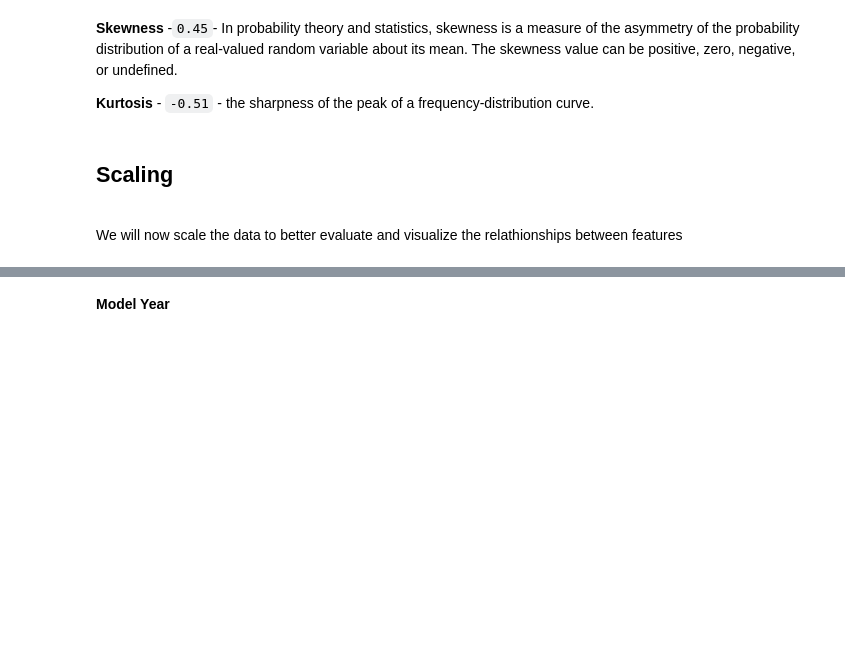
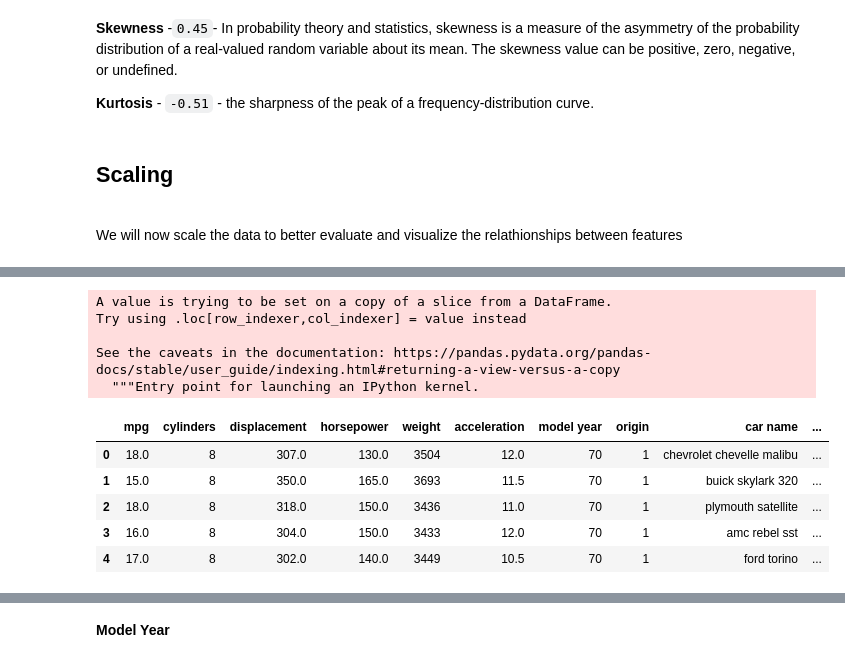
Before and after one commit to samgarcia3/Auto-MPG-Analysis, a Jupyter notebook: Auto_mpg.ipynb, the cells around one changed output, grey strips where cells are left out. Drawn from its saved outputs; the diff is of its cells as text; code cells hidden in the pictures; blank space fills up the shorter version.

```diff
--- a/Auto_mpg.ipynb
+++ b/Auto_mpg.ipynb
@@ -274,3 +274,21 @@ data_scale.head()
 | 2 | 0.239362 | 8 | 0.645995 | 0.565217 | 0.516870 | 0.178571 | 70 | 1 | plymouth satellite |
 | 3 | 0.186170 | 8 | 0.609819 | 0.565217 | 0.516019 | 0.238095 | 70 | 1 | amc rebel sst |
 | 4 | 0.212766 | 8 | 0.604651 | 0.510870 | 0.520556 | 0.148810 | 70 | 1 | ford torino |
+# %%
+clean_mpg['Country_code'] = clean_mpg['origin'].replace({1:'USA', 2:'Europe', 3:'Japan'})
+data_scale['Country_code'] = clean_mpg.origin.replace({1:'USA', 2:'Europe', 3:'Japan'})
+# %% [output]
+A value is trying to be set on a copy of a slice from a DataFrame.
+Try using .loc[row_indexer,col_indexer] = value instead
+
+See the caveats in the documentation: https://pandas.pydata.org/pandas-docs/stable/user_guide/indexing.html#returning-a-view-versus-a-copy
+  """Entry point for launching an IPython kernel.
+# %%
+clean_mpg.head()
+# %% [output]
+|  | mpg | cylinders | displacement | horsepower | weight | acceleration | model year | origin | car name | ... |
+| 0 | 18.0 | 8 | 307.0 | 130.0 | 3504 | 12.0 | 70 | 1 | chevrolet chevelle malibu | ... |
+| 1 | 15.0 | 8 | 350.0 | 165.0 | 3693 | 11.5 | 70 | 1 | buick skylark 320 | ... |
+| 2 | 18.0 | 8 | 318.0 | 150.0 | 3436 | 11.0 | 70 | 1 | plymouth satellite | ... |
+| 3 | 16.0 | 8 | 304.0 | 150.0 | 3433 | 12.0 | 70 | 1 | amc rebel sst | ... |
+| 4 | 17.0 | 8 | 302.0 | 140.0 | 3449 | 10.5 | 70 | 1 | ford torino | ... |
```
Also changed, not shown: parts of 2 cells of this notebook.
